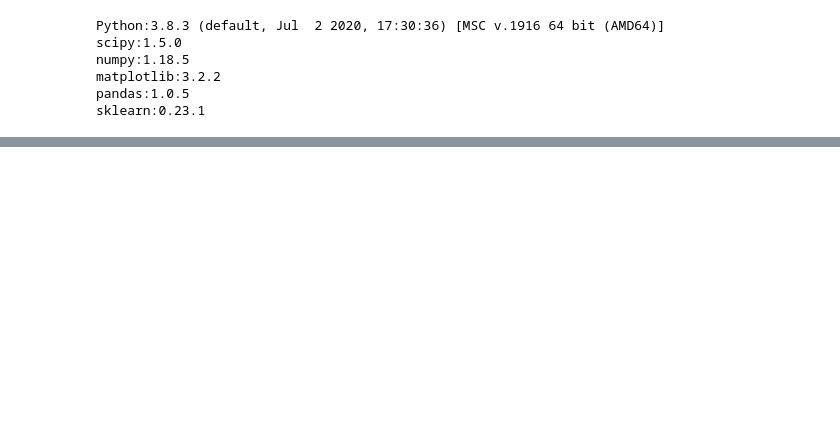
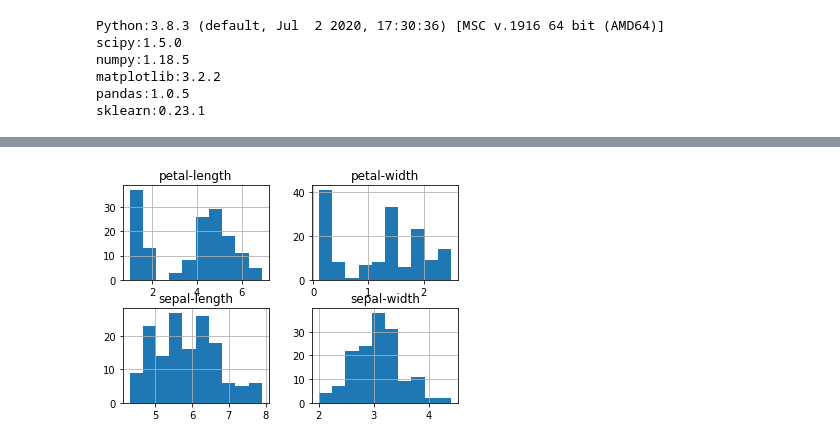
Before and after one commit to kartik633/Machine-Learning, a Jupyter notebook: Untitled1.ipynb, the cells around one changed output, grey strips where cells are left out. Cells and saved outputs as stored; diff of their text form; code cells hidden in the pictures; blank space fills up the shorter version.

```diff
--- a/Untitled1.ipynb
+++ b/Untitled1.ipynb
@@ -41,0 +95,5 @@ from sklearn.svm import SVC
+# %%
+dataset.hist()
+plt.show()
+# %% [output]
+[figure, added]
```
Also changed, not shown: parts of 9 cells of this notebook.
